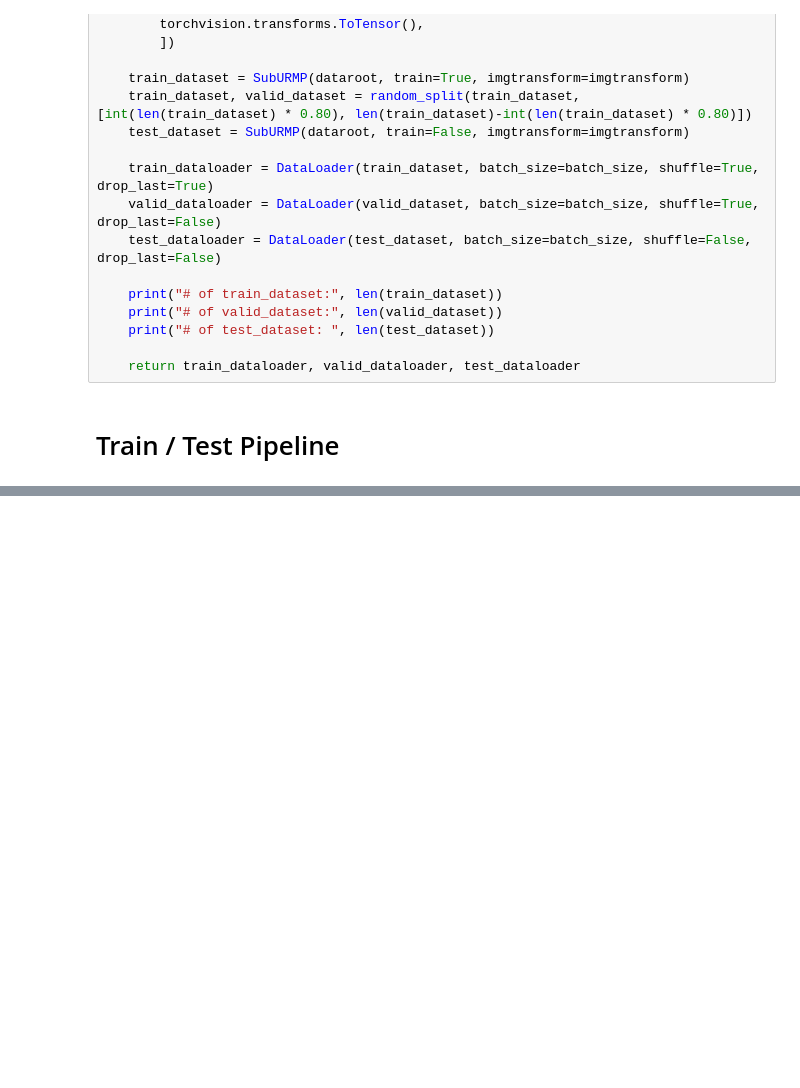
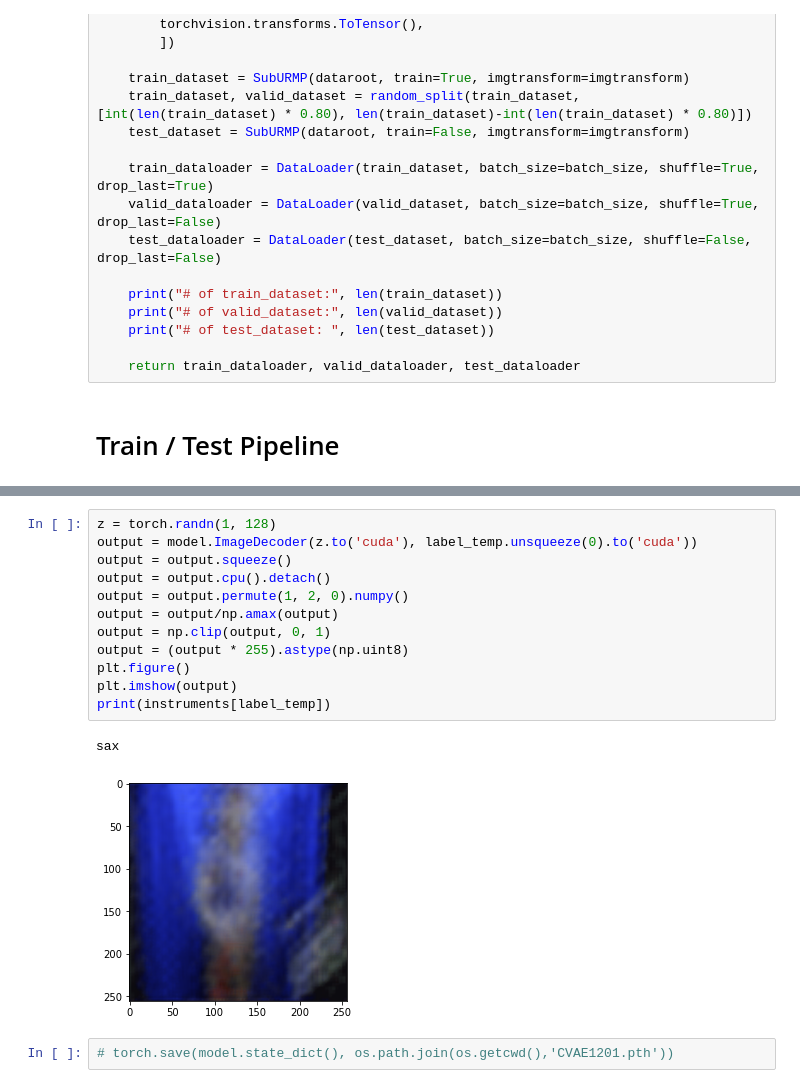
Before and after one commit to jhkang0408/GCT634-Final-Project, a Jupyter notebook: Main.ipynb, the cells around one changed output, grey strips where cells are left out. Cells and saved outputs as stored; diff of their text form; blank space fills up the shorter version.

```diff
--- a/Main.ipynb
+++ b/Main.ipynb
@@ -430,0 +441,17 @@ torch.save(model.state_dict(), os.path.join(os.getcwd(),'1130.pth'))
+# %%
+z = torch.randn(1, 128)
+output = model.ImageDecoder(z.to('cuda'), label_temp.unsqueeze(0).to('cuda'))
+output = output.squeeze()
+output = output.cpu().detach()
+output = output.permute(1, 2, 0).numpy()
+output = output/np.amax(output)
+output = np.clip(output, 0, 1)
+output = (output * 255).astype(np.uint8)
+plt.figure()
+plt.imshow(output)
+print(instruments[label_temp])
+# %% [output]
+sax
+[figure, added]
+# %%
+# torch.save(model.state_dict(), os.path.join(os.getcwd(),'CVAE1201.pth'))
```
Also changed, not shown: parts of 13 cells of this notebook, 3 other files.
